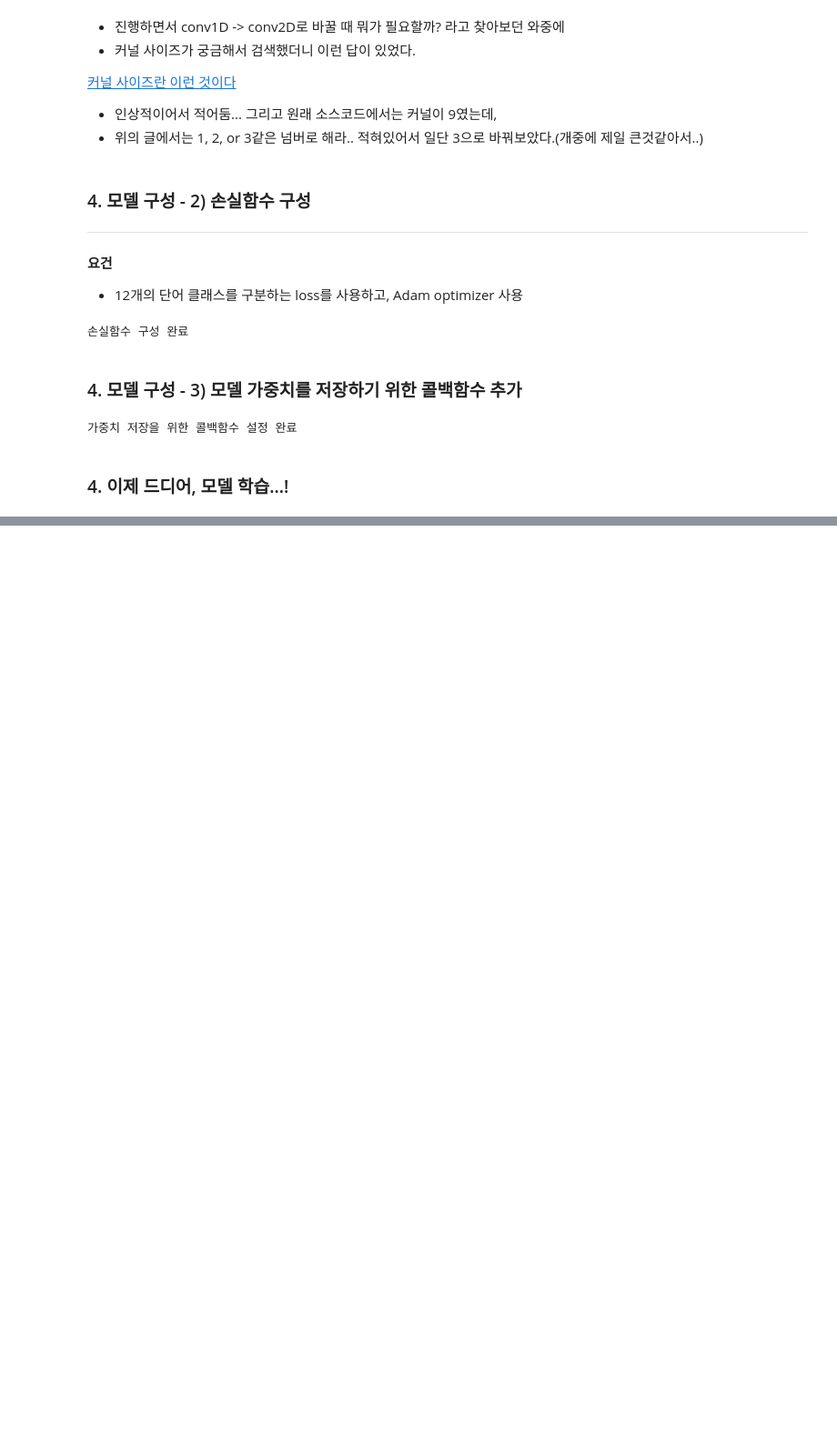
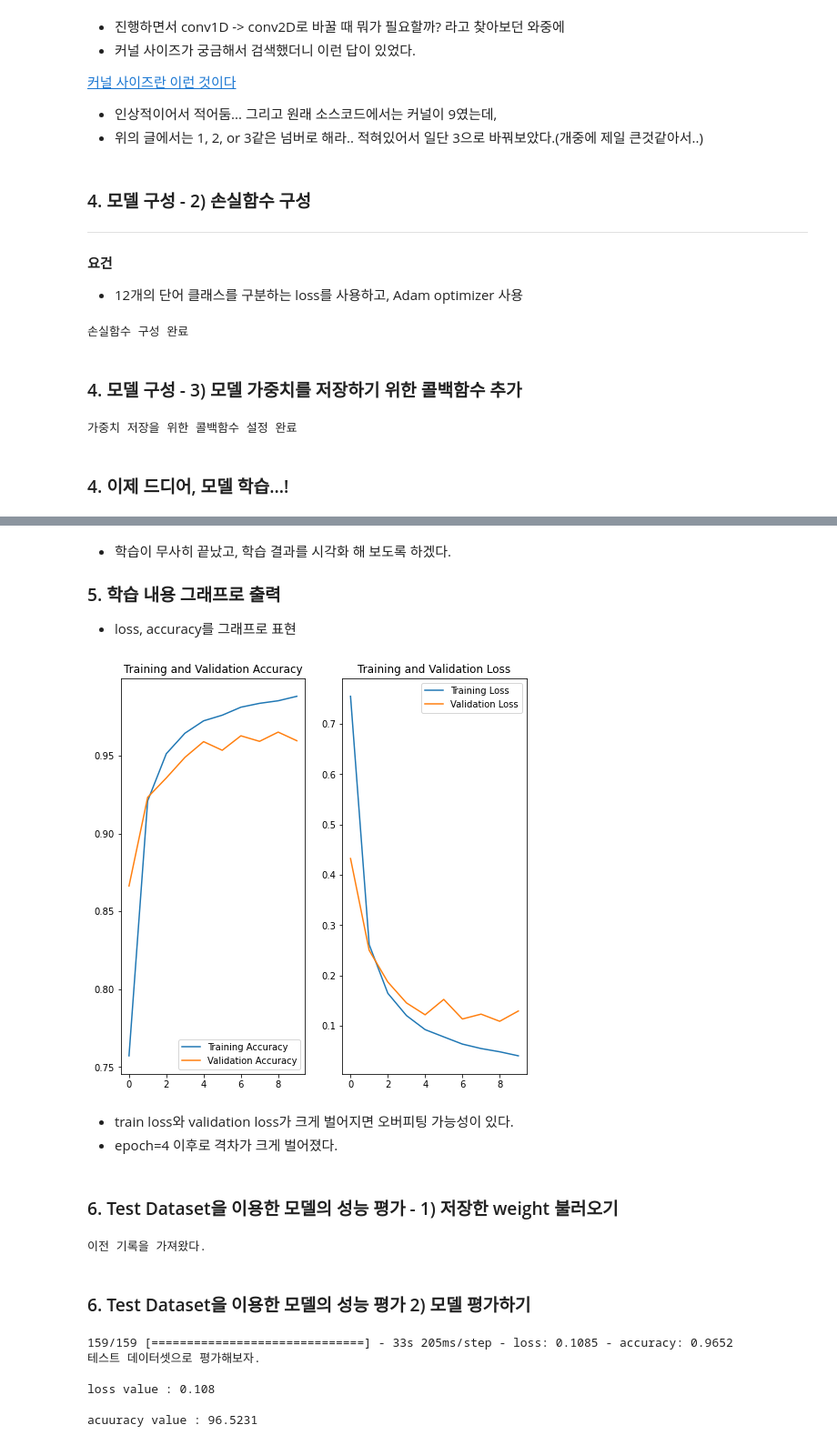
Before and after one commit to JeongeunJPark/AIFFEL_EX04_STT, a Jupyter notebook: EXPLORATION_EX05_STT.ipynb, the cells around one changed output, grey strips where cells are left out. Shown at 91% size. Drawn from its saved outputs; the diff is of its cells as text; code cells hidden in the pictures; blank space fills up the shorter version.

```diff
--- a/EXPLORATION_EX05_STT.ipynb
+++ b/EXPLORATION_EX05_STT.ipynb
@@ -390,10 +390,10 @@ print("가중치 저장을 위한 콜백함수 설정 완료")
 ### 4. 이제 드디어, 모델 학습...!
 # %%
 #batch=32, epoch=10
-history_spec = model_spec.fit(train_dataset, epochs=max_epochs,
-                    steps_per_epoch=len(train_wav) // batch_size,
+history_spec = model_spec.fit(train_dataset, epochs=10,
+                    steps_per_epoch=len(train_spec) // batch_size,
                     validation_data=test_dataset,
-                    validation_steps=len(test_wav) // batch_size,
+                    validation_steps=len(test_spec) // batch_size,
                     callbacks=[spec_callback]
                     )
 
@@ -400,0 +419,64 @@ print("모델 학습")
+# %% [markdown]
+* 학습이 무사히 끝났고, 학습 결과를 시각화 해 보도록 하겠다.
+
+### 5. 학습 내용 그래프로 출력
+
+* loss, accuracy를 그래프로 표현
+# %%
+import matplotlib.pyplot as plt
+
+#정확도와 손실율을 각 변수에 배정
+acc = history_spec.history['accuracy']
+val_acc = history_spec.history['val_accuracy']
+
+loss=history_spec.history['loss']
+val_loss=history_spec.history['val_loss']
+
+epochs_range = range(len(acc))
+
+plt.figure(figsize=(8, 8))
+plt.subplot(1, 2, 1)
+plt.plot(epochs_range, acc, label='Training Accuracy')
+plt.plot(epochs_range, val_acc, label='Validation Accuracy')
+plt.legend(loc='lower right')
+plt.title('Training and Validation Accuracy')
+
+plt.subplot(1, 2, 2)
+plt.plot(epochs_range, loss, label='Training Loss')
+plt.plot(epochs_range, val_loss, label='Validation Loss')
+plt.legend(loc='upper right')
+plt.title('Training and Validation Loss')
+plt.show()
+# %% [output]
+[figure, added]
+# %% [markdown]
+* train loss와 validation loss가 크게 벌어지면 오버피팅 가능성이 있다.
+* epoch=4 이후로 격차가 크게 벌어졌다.
+# %% [markdown]
+### 6. Test Dataset을 이용한 모델의 성능 평가 - 1) 저장한 weight 불러오기
+# %%
+#우리가 콜백 함수를 통해 저장한 weight를 가져와보도록 하자.
+
+model_spec.load_weights(check_path)
+
+print("이전 기록을 가져왔다.")
+# %% [output]
+이전 기록을 가져왔다.
+# %% [markdown]
+### 6. Test Dataset을 이용한 모델의 성능 평가 2) 모델 평가하기
+# %%
+results = model_spec.evaluate(test_dataset)
+print("테스트 데이터셋으로 평가해보자.")
+
+#로스
+print("\nloss value : {:.3f}".format(results[0]))
+
+#정확도
+print("\nacuuracy value : {:.4f}".format(results[1]*100))
+# %% [output]
+159/159 [==============================] - 33s 205ms/step - loss: 0.1085 - accuracy: 0.9652
+테스트 데이터셋으로 평가해보자.
+
+loss value : 0.108
+
+acuuracy value : 96.5231
```
Also changed, not shown: parts of 12 cells of this notebook.
